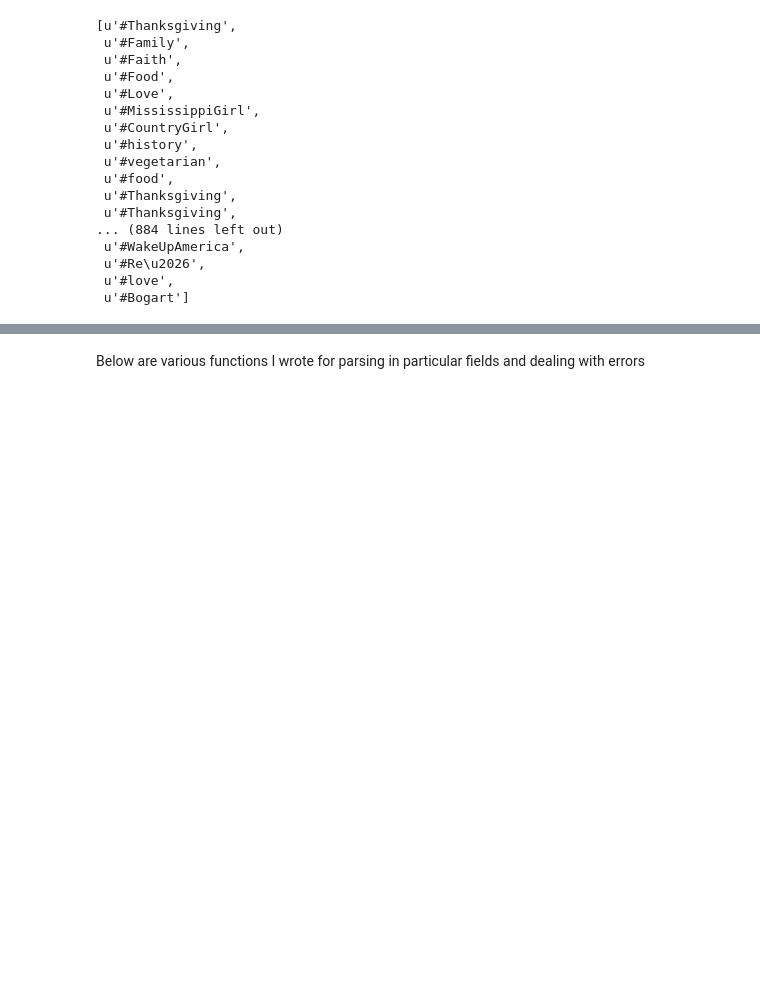
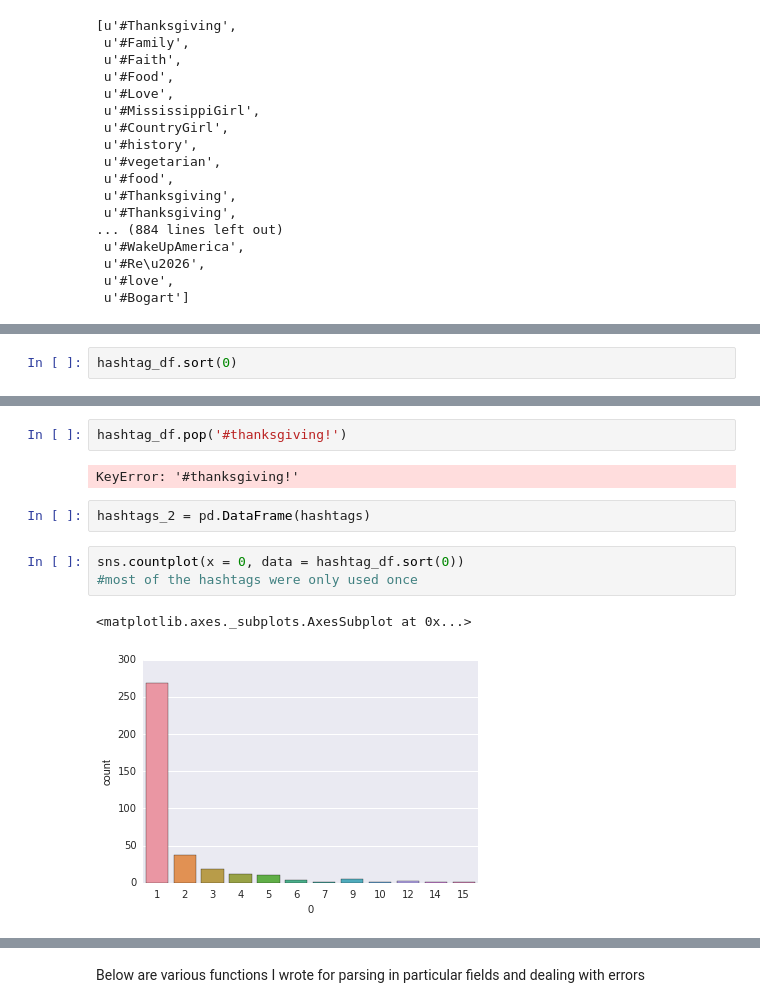
Before and after one commit to linbug/TwitScrip, a Jupyter notebook: Cleaning_twitter_data.ipynb, the cells around one changed output, grey strips where cells are left out. Drawn from its saved outputs; the diff is of its cells as text; blank space fills up the shorter version.

```diff
--- a/Cleaning_twitter_data.ipynb
+++ b/Cleaning_twitter_data.ipynb
@@ -124,0 +191,2 @@ SyntaxError: invalid syntax (<ipython-input-13-4fbfb681a8c1>, line 1)
+# %%
+hashtag_df.sort(0)
@@ -124,0 +212,12 @@ SyntaxError: invalid syntax (<ipython-input-13-4fbfb681a8c1>, line 1)
+# %%
+hashtag_df.pop('#thanksgiving!')
+# %% [output]
+KeyError: '#thanksgiving!'
+# %%
+hashtags_2 = pd.DataFrame(hashtags)
+# %%
+sns.countplot(x = 0, data = hashtag_df.sort(0))
+#most of the hashtags were only used once
+# %% [output]
+<matplotlib.axes._subplots.AxesSubplot at 0x...>
+[figure, added]
```
Also changed, not shown: parts of 21 cells of this notebook.
